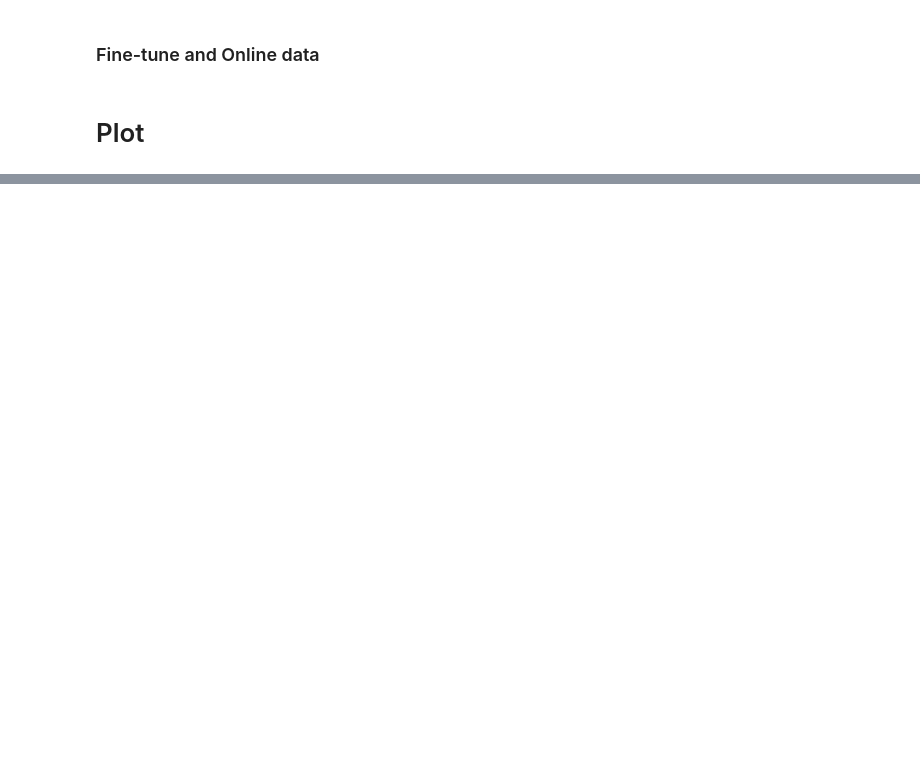
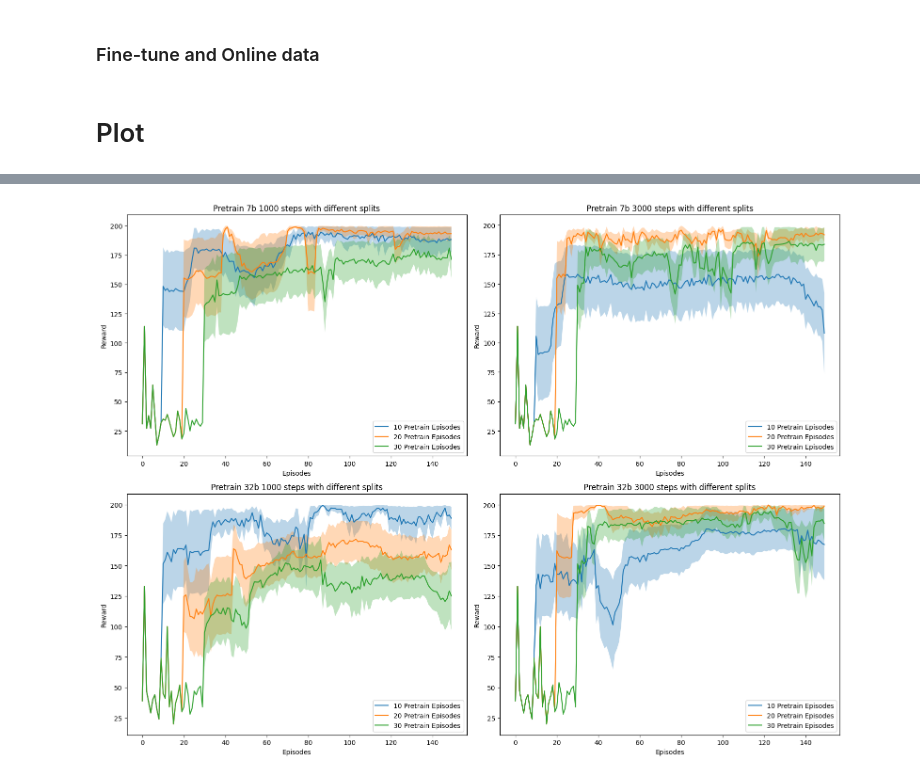
Before and after one commit to duongnhatthang/LlamaGym, a Jupyter notebook: visualization_split.ipynb, the cells around one changed output, grey strips where cells are left out. Saved outputs shown, nothing was run; the diff lists cells and outputs as text; code cells hidden in the pictures; blank space fills up the shorter version.

```diff
--- a/visualization_split.ipynb
+++ b/visualization_split.ipynb
@@ -332,0 +215,30 @@ plt.show()
+# %%
+fig, axs = plt.subplots(2, 2, figsize=(16, 12))
+x = range(hyperparams["n_pretrain_eps"] + hyperparams["n_online_eps"])
+
+def plot_mean_std(ax, x, dict_label, title):
+    mean = out_dict10[f"mean_{dict_label}"]
+    std = out_dict10[f"std_{dict_label}"]
+    ax.plot(x, mean, label="10 Pretrain Episodes")
+    ax.fill_between(x, mean - std/np.sqrt(hyperparams["n_exp"]), mean + std/np.sqrt(hyperparams["n_exp"]), alpha=0.3)
+    mean = out_dict20[f"mean_{dict_label}"]
+    std = out_dict20[f"std_{dict_label}"]
+    ax.plot(x, mean, label="20 Pretrain Episodes")
+    ax.fill_between(x, mean - std/np.sqrt(hyperparams["n_exp"]), mean + std/np.sqrt(hyperparams["n_exp"]), alpha=0.3)
+    mean = out_dict30[f"mean_{dict_label}"]
+    std = out_dict30[f"std_{dict_label}"]
+    ax.plot(x, mean, label="30 Pretrain Episodes")
+    ax.fill_between(x, mean - std/np.sqrt(hyperparams["n_exp"]), mean + std/np.sqrt(hyperparams["n_exp"]), alpha=0.3)
+    ax.set_title(title)
+    ax.set_xlabel("Episodes")
+    ax.set_ylabel("Reward")
+    ax.legend()
+
+plot_mean_std(axs[0, 0], x, "pretrain_7b_1000", "Pretrain 7b 1000 steps with different splits")
+plot_mean_std(axs[0, 1], x, "pretrain_7b_3000", "Pretrain 7b 3000 steps with different splits")
+plot_mean_std(axs[1, 0], x, "pretrain_32b_1000", "Pretrain 32b 1000 steps with different splits")
+plot_mean_std(axs[1, 1], x, "pretrain_32b_3000", "Pretrain 32b 3000 steps with different splits")
+plt.tight_layout()
+plt.show()
+# %% [output]
+[figure, added]
```
Also changed, not shown: parts of 12 cells of this notebook, 3 other files.
